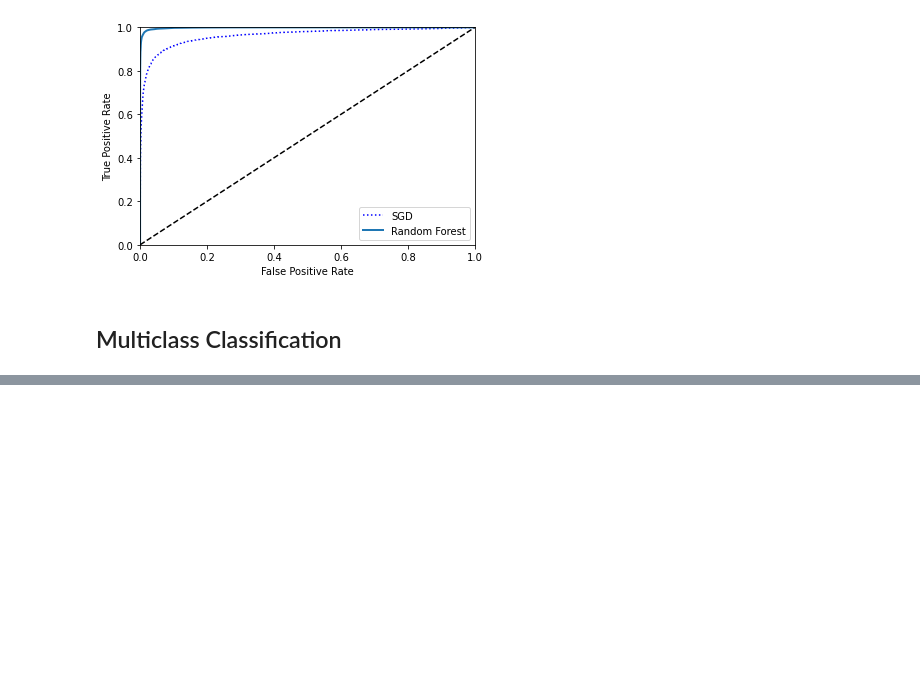
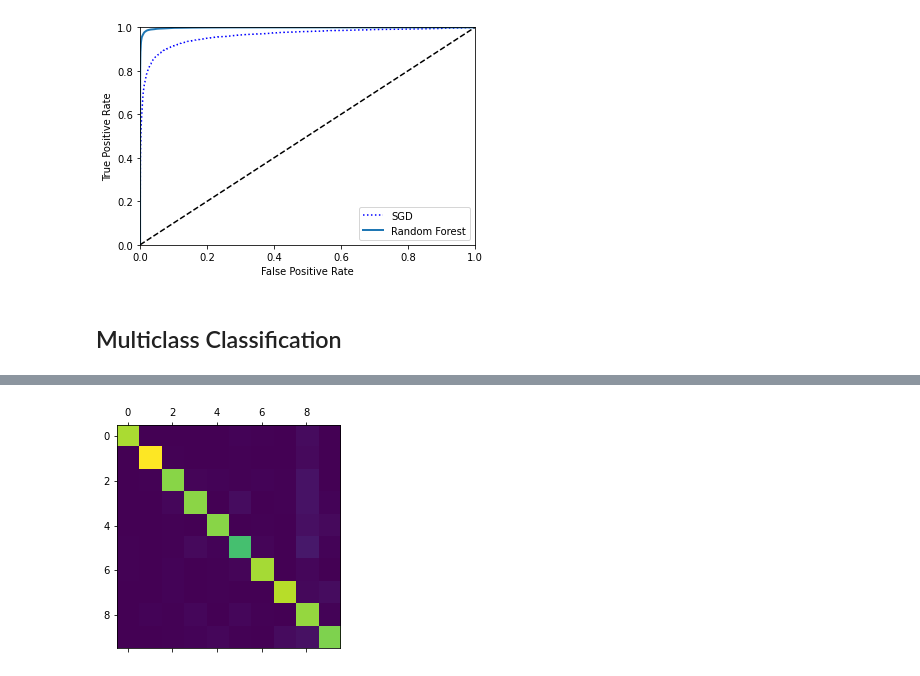
Before and after one commit to dravesb/DravesDocs, a Jupyter notebook: Book-Notes/HOML/Chp3_HOML.ipynb, the cells around one changed output, grey strips where cells are left out. Cells and saved outputs as stored; diff of their text form; code cells hidden in the pictures; blank space fills up the shorter version.

```diff
--- a/Book-Notes/HOML/Chp3_HOML.ipynb
+++ b/Book-Notes/HOML/Chp3_HOML.ipynb
@@ -234,0 +255,4 @@ plt.show()
+# %%
+#fit model & predict first digit
+ovo_clf.fit(X_train, y_train)
+ovo_clf.predict([first_digit])
@@ -234,0 +265,4 @@ plt.show()
+# %%
+#train a random forest
+forest_clf.fit(X_train, y_train)
+forest_clf.predict([first_digit])
@@ -234,0 +281,5 @@ plt.show()
+# %%
+#check out what happens when we scale features
+from sklearn.preprocessing import StandardScaler
+scaler = StandardScaler()
+X_train_scaled = scaler.fit_transform(X_train.astype(np.float64))
@@ -234,0 +291,5 @@ plt.show()
+# %%
+#get full confusion matrix
+y_train_pred = cross_val_predict(sgd_clf, X_train_scaled, y_train, cv = 3)
+conf_mx = confusion_matrix(y_train, y_train_pred)
+conf_mx
@@ -234,0 +307,6 @@ plt.show()
+# %%
+#make confusion matrix a figure
+plt.matshow(conf_mx)
+plt.show()
+# %% [output]
+[figure, added]
```
Also changed, not shown: parts of 19 cells of this notebook.
